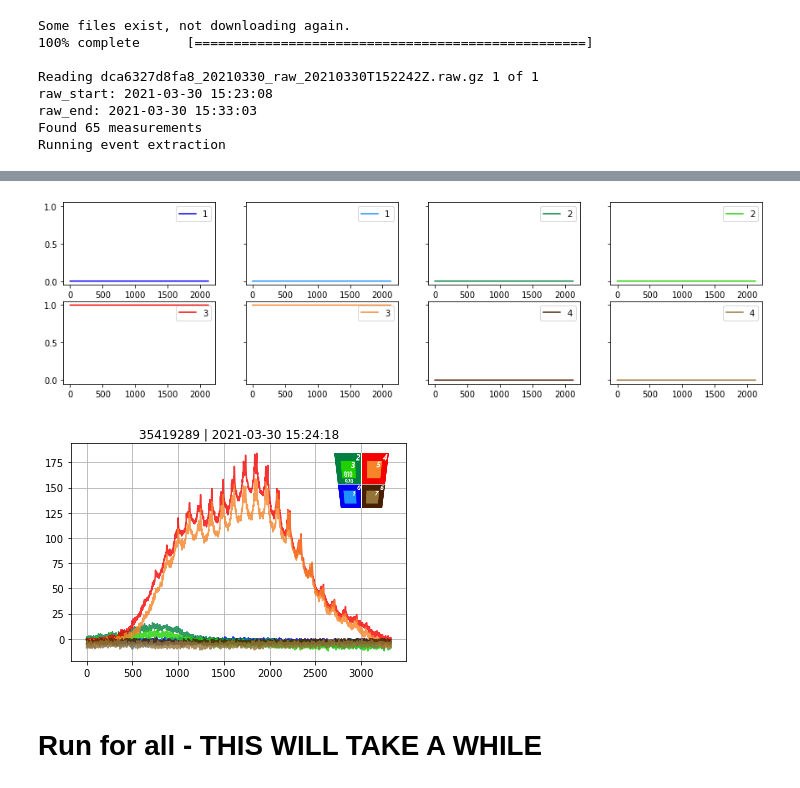
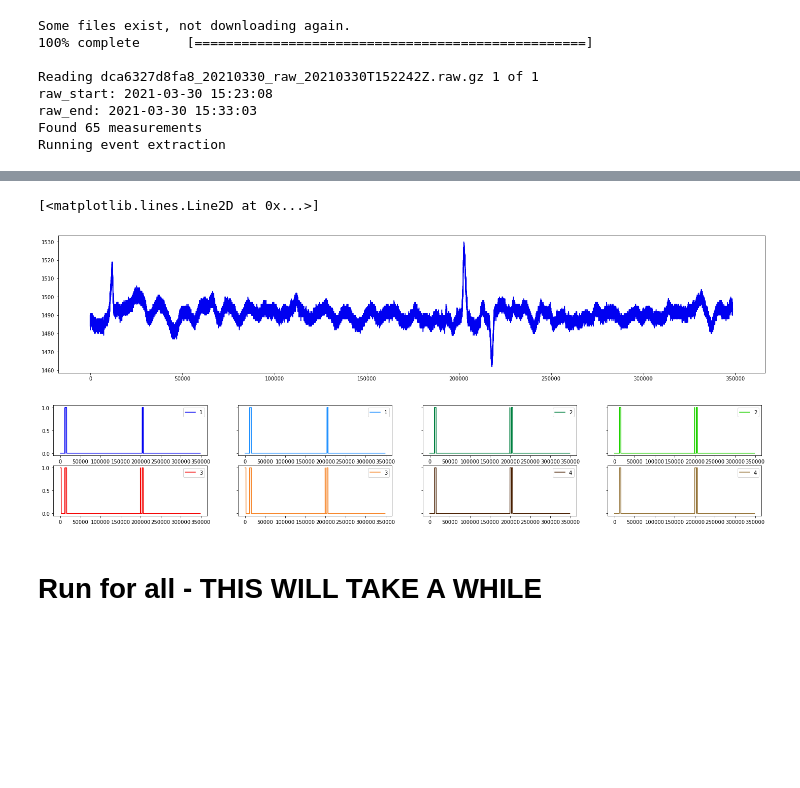
Before and after one commit to nikolajsheller/02456-2021-project, a Jupyter notebook: format_labelled_data.ipynb, the cells around one changed output, grey strips where cells are left out. Cells and saved outputs as stored; diff of their text form; code cells hidden in the pictures; blank space fills up the shorter version.

Commit message:
data loader and changes in model

```diff
--- a/format_labelled_data.ipynb
+++ b/format_labelled_data.ipynb
@@ -22,7 +22,7 @@ window_res = 10
 step_interval = 1
 window_size = 2
 erosion_mask_length = 10
-expand_dist = 0
+expand_dist = 600
 hard_threshold = 5
 saturation_threshold = 30000
 
@@ -126,6 +140,10 @@ def create_labelled_data(blob):
         return
 
     for i, m_id in enumerate(_meas['Id'].tolist()):
+        if start_inds[i] > stop_inds[i]:
+            print('start lower than stop, continueing...')
+            continue
+
         if m_id in insects['MeasurementId'].tolist():
             _insects = insects[insects['MeasurementId'] == m_id]
 
@@ -136,9 +154,9 @@ def create_labelled_data(blob):
     filename = blob.replace('/', '_').split('.')[0] + '_ds_5'
     event_path = os.path.join(EVENTS_CACHE_PATH, 'RawLabelledData')
     with open(event_path + '/' + filename + '_data.npy', 'wb') as f:
-        np.save(f, data[::5,:])
+        np.save(f, data[:,:])
     with open(event_path + '/' + filename + '_labels.npy', 'wb') as f:
-        np.save(f, labels[::5,:])
+        np.save(f, labels[:,:])
     return data, times, labels, start_inds, stop_inds, _meas
 # %% [markdown]
 # Find blobs
@@ -184,0 +211,5 @@ plt.legend()
+# %%
+plt.figure(figsize=(25,5))
+for c in range(0,1):
+    plt.plot(data[1451375:1800000,c], label=str(channels[c]), color=colors[c])
+plt.legend()
@@ -184,0 +250,13 @@ plt.legend()
+# %%
+fig, ax1 = plt.subplots()
+fig.set_figwidth(25)
+color = 'tab:blue'
+ax1.set_ylabel('data', color=color)
+ax1.plot(data[1462000:1484000,0], color=color)
+ax1.tick_params(axis='y', color=color)
+ax2 = ax1.twinx()
+color = 'tab:red'
+ax2.set_ylabel('labelled', color=color)
+ax2.plot(labels[1462000:1484000,0], color=color)
+ax2.tick_params(axis='y', color=color)
+plt.show()
@@ -185,20 +271,24 @@ plt.legend()
+# %%
+plt.figure(figsize=(25,5))
+plt.plot(data[1451375:1800000,c], label=str(channels[c]), color=colors[c])
+# %% [output]
+[<matplotlib.lines.Line2D at 0x...>]
+[figure, added]
 # %%
 ax = [None]*8
 fig, ((ax[0], ax[1], ax[2], ax[3]), (ax[4], ax[5], ax[6], ax[7])) = plt.subplots(nrows=2, ncols=4, sharey=True)
-fig.set_figwidth(15)
+fig.set_figwidth(25)
 for c in range(0,8):
-    ax[c].plot(labels[start_inds[0]:stop_inds[0],c], label=str(channels[c]), color=colors[c])
+    ax[c].plot(labels[1451375:1800000,c], label=str(channels[c]), color=colors[c])
     ax[c].legend()
 plt.show()
 # %% [output]
-[figure, old version]
+[figure, new version]
 # %%
 for m_id in _meas['Id'].tolist()[0:1]:
     event = fp.Event(m_id).fill()
     event.plot()
     plt.show()
-# %% [output]
-[figure, removed]
 # %% [markdown]
 # Run for all - THIS WILL TAKE A WHILE
 # %%
```
Also changed, not shown: parts of 15 cells of this notebook, 3 other files.
